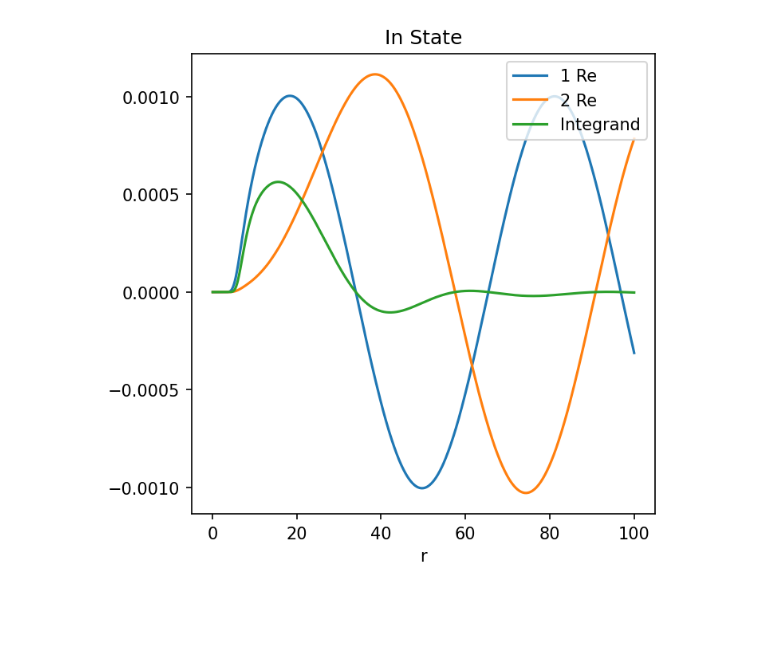
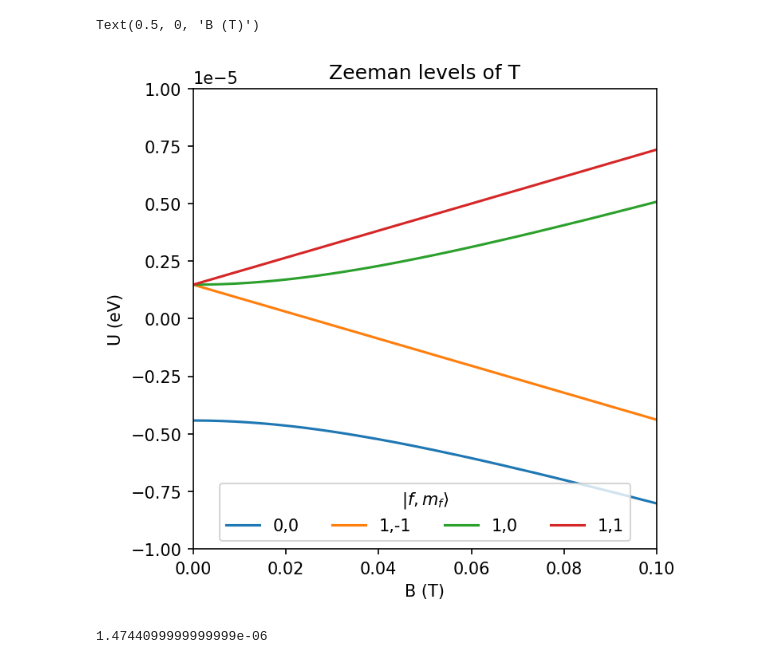
Before and after one commit to UTA-NURES/AtomicCrossSections, a Jupyter notebook: USolver_ivp.ipynb, the cells around one changed output. Saved outputs shown, nothing was run; the diff lists cells and outputs as text; code cells hidden in the pictures; blank space fills up the shorter version.

```diff
--- a/USolver_ivp.ipynb
+++ b/USolver_ivp.ipynb
@@ -58,14 +94,23 @@ rhos, State2=GetWellBehavedCentralState(PToInt=0.1,lToInt=2,L=100,r0=0.1,)
-# %%
-plt.figure(figsize=(5,5), dpi=150)
-plt.title("In State")
-plt.plot(rhos,np.real(State1),label='1 Re')
-plt.plot(rhos,np.real(State2),label='2 Re')
-Integrand=State1*np.conj(State2)/rhos**3*1e6
-plt.plot(rhos,Integrand*10,label='Integrand')
-plt.legend(loc='upper right')
-#plt.plot(rhos)
-#plt.loglog()
-plt.xlabel("r")
-plt.show()
-# %% [output]
-[figure, removed]
+# %%
+def GetHyperfineLevel(pm,mF,delW=1.428e9,I=0.5,L=0,J=0.5,mN=1,gI=5.585,ge=2.02):
+    h=6.6e-34
+    c=3e8
+    S=0.5
+    mue=9.27e-24
+    me=5.11e5
+    muN=mue*me/(1e9*mN)
+
+    gJ=gL*(J*(J+1)+L*(L+1)-S*(S+1))/(2*J*(J+1))  +ge*(J*(J+1)-L*(L+1)+S*(S+1))/(2*J*(J+1))
+
+    x=B*(gJ*mue-gI*muN)/(h *delW)
+    Term1=-h*delW/(2*(2*I+1))*np.ones_like(B)
+    Term2=muN*gI*mF*B
+    if(abs(mF)==abs(I+0.5)):
+        sgn=mF/(I+0.5)
+        Term3=h*delW/2*(1+sgn*x)
+    else:
+        Term3=pm*h*delW/2*np.sqrt(1+2*mF*x/(I+0.5)+x**2)
+
+    delE=(Term1+Term2+Term3)/h
+
+    return delE
@@ -71,0 +133,29 @@ plt.show()
+# %%
+cols=['DarkRed','DarkBlue','purple','black']
+plt.figure(figsize=(5,5),dpi=150)
+I=0.5
+ct=0
+for pm in [-1,1]:
+    F=I+pm*0.5
+    for mF in np.arange(-F,F+1,1):
+
+        delE=GetHyperfineLevel(pm,mF,delW=1.428e9,I=0.5,L=0,J=0.5,mN=1,gI=5.585,ge=2.02)
+        plt.plot(B,delE*PlanckeVHz,label=str(int(F))+","+str(int(mF)))
+
+
+        ct=ct+1
+
+plt.xlim(0,0.1)
+plt.ylim(-1e-5,1e-5)
+plt.title(r"Zeeman levels of T")
+plt.legend(loc='lower center',ncol=4,title=r'$|f,m_f\rangle$' )
+plt.ylabel("U (eV)")
+plt.xlabel("B (T)")
+# %% [output]
+Text(0.5, 0, 'B (T)')
+[figure, added]
+# %%
+Levels=AllHFLevels(delW=1.428e9,I=0.5,L=0,J=0.5,mN=1,gI=5.585,ge=2.02)
+Levels['d'][0]*PlanckeVHz
+# %% [output]
+1.4744099999999999e-06
```
Also changed, not shown: parts of 13 cells of this notebook.
